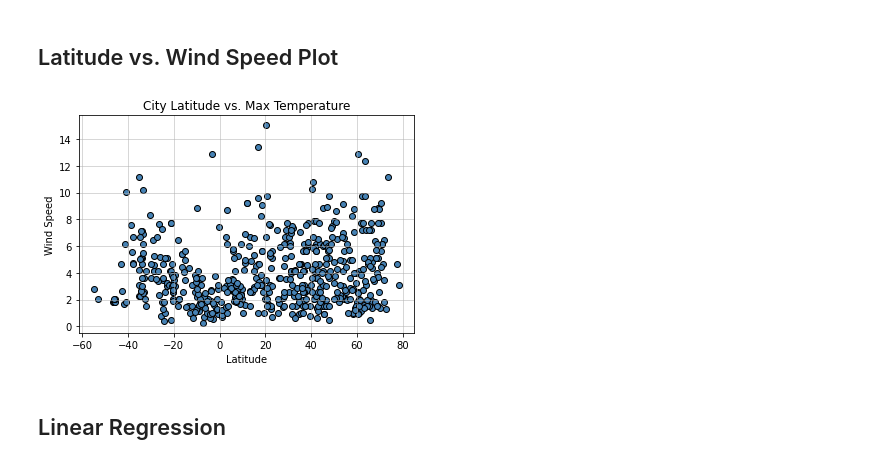
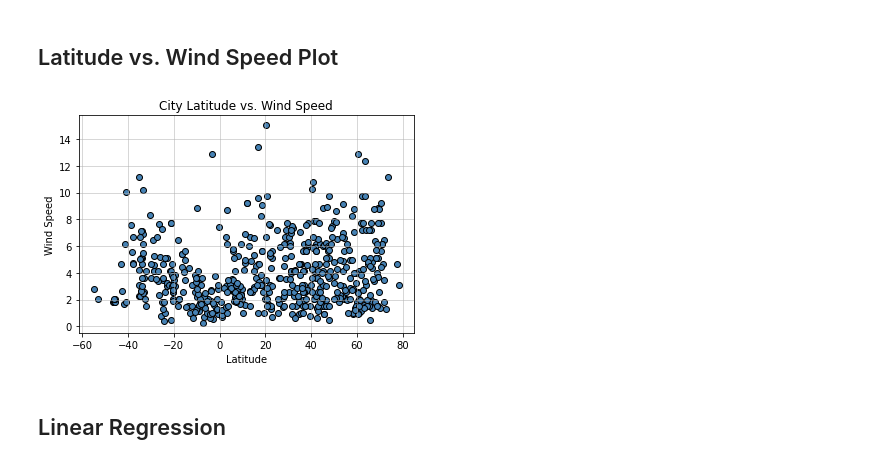
Before and after one commit to shalynalavoie/API-Weather-Analysis-, a Jupyter notebook: Instructions/starter_code/WeatherPy.ipynb, the cells around one changed output. Drawn from its saved outputs; the diff is of its cells as text; code cells hidden in the pictures.

```diff
--- a/Instructions/starter_code/WeatherPy.ipynb
+++ b/Instructions/starter_code/WeatherPy.ipynb
@@ -266,16 +284,16 @@ plt.grid(linestyle='-', linewidth=1, alpha = 0.5)
 # %%
 plt.scatter(weatherclean_data["Lat"], weatherclean_data["Wind Speed"], facecolor = "steelblue", edgecolor = "black")
 
 # Set title
-plt.title("City Latitude vs. Max Temperature")
+plt.title("City Latitude vs. Wind Speed")
 
 # Set x axis label
 plt.xlabel("Latitude")
 
 # Set y axis label
 plt.ylabel("Wind Speed")
 
 # Set grid line
 plt.grid(linestyle='-', linewidth=1, alpha = 0.5)
 # %% [output]
-[figure, old version]
+[figure, new version]
```
Also changed, not shown: parts of 10 cells of this notebook.
